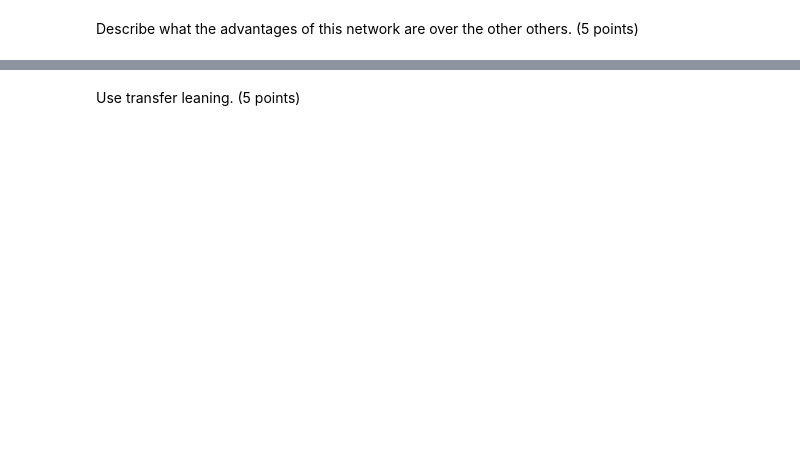
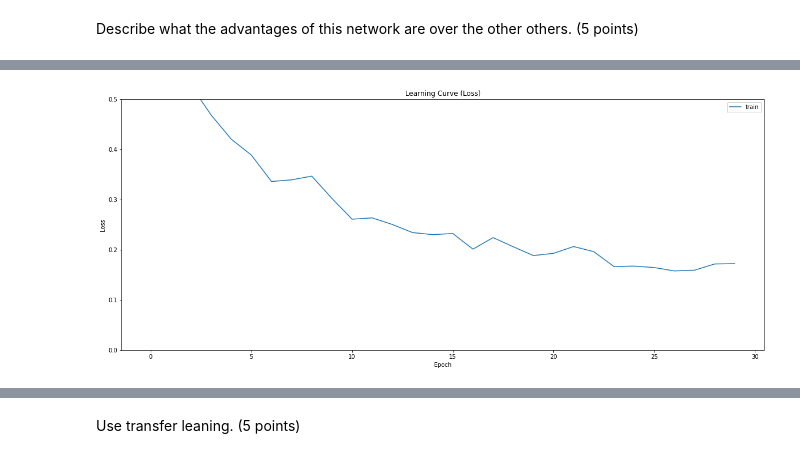
Before and after one commit to ZahraDehghanian97/pneumonia_diagnosis, a Jupyter notebook: Practical.ipynb, the cells around one changed output, grey strips where cells are left out. Cells and saved outputs as stored; diff of their text form; code cells hidden in the pictures; blank space fills up the shorter version.

```diff
--- a/Practical.ipynb
+++ b/Practical.ipynb
@@ -73,3 +168,6 @@ Hint: See this [link](https://pytorch.org/tutorials/beginner/basics/data_tutoria
+# %%
+df = df_train.sample(frac=0.05)
+df_train, df_val = train_test_split(df, test_size = 0.20, random_state = SEED, stratify = df['class'])
 # %% [markdown]
 Make the data ready for the training. Use data augmentation and transformation. (3 points)
 
@@ -83,0 +306,31 @@ Describe what the advantages of this network are over the other others. (5 point
+# %%
+from tf_explain.callbacks.grad_cam import GradCAMCallback
+
+early_stopping = callbacks.EarlyStopping(
+    monitor='val_loss',
+    patience=5,
+    min_delta=1e-7,
+    restore_best_weights=True,
+)
+
+plateau = callbacks.ReduceLROnPlateau(
+    monitor='val_loss',
+    factor = 0.2,
+    patience = 2,
+    min_delt = 1e-7,
+    cooldown = 0,
+    verbose = 1
+)
+gradcam =     GradCAMCallback(
+        validation_data=(val, val_df_1.labels),
+        layer_name="input_1",
+        class_index= 0,
+        output_dir='content',
+    )
+# %%
+history = model_pretrained.fit(ds_train,
+          batch_size = BATCH, epochs = 50,
+          validation_data=ds_val,
+          callbacks=[early_stopping, plateau],#,gradcam],
+          steps_per_epoch=(float(len(df_train)/BATCH)),
+          validation_steps=(float(len(df_val)/BATCH)));
@@ -83,0 +355,12 @@ Describe what the advantages of this network are over the other others. (5 point
+# %%
+fig, ax = plt.subplots(figsize=(20,8))
+sns.lineplot(x = history.epoch, y = history.history['loss'])
+# sns.lineplot(x = history.epoch, y = history.history['val_loss'])
+ax.set_title('Learning Curve (Loss)')
+ax.set_ylabel('Loss')
+ax.set_xlabel('Epoch')
+ax.set_ylim(0, 0.5)
+ax.legend(['train', 'val'], loc='best')
+plt.show()
+# %% [output]
+[figure, added]
```
Also changed, not shown: parts of 52 cells of this notebook.
